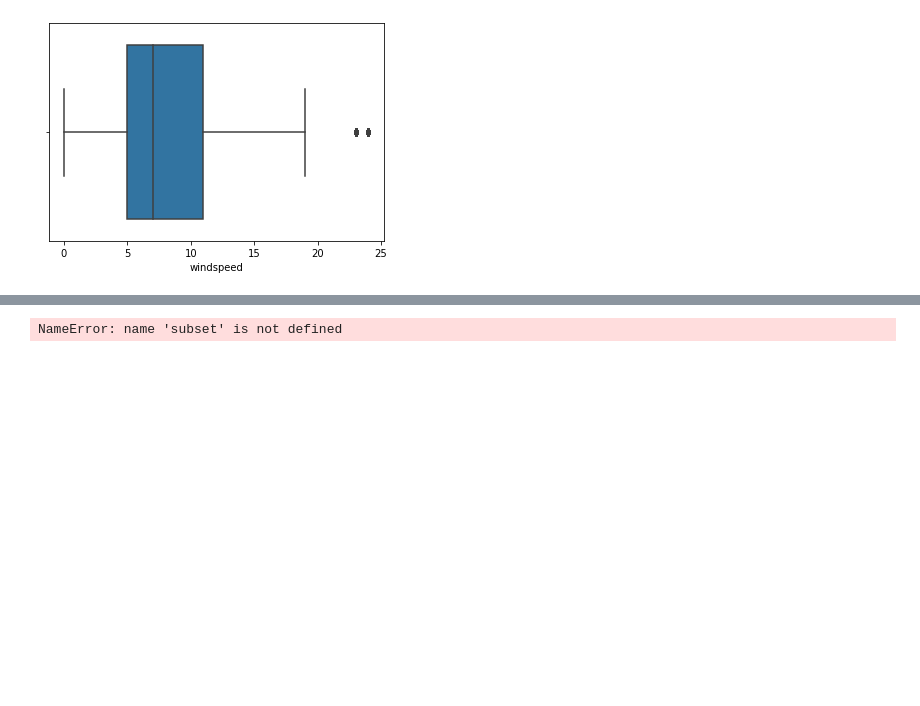
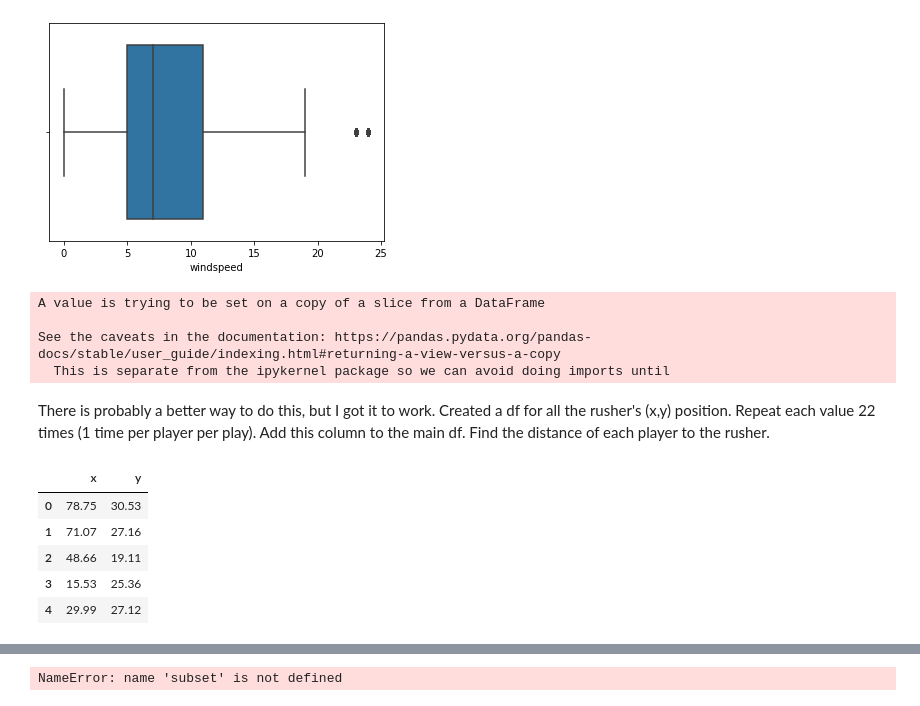
Before and after one commit to MaloneyJason/Rush-Yards, a Jupyter notebook: Yard Prediction Exploration.ipynb, the cells around one changed output, grey strips where cells are left out. Cells and saved outputs as stored; diff of their text form; code cells hidden in the pictures; blank space fills up the shorter version.

Commit message:
Add files via upload
Found the age of each player - got euclidean distance (straight line) from each player to the rusher for each play.

```diff
--- a/Yard Prediction Exploration.ipynb
+++ b/Yard Prediction Exploration.ipynb
@@ -92,6 +93,13 @@ print('snap time:',data["timesnap"].dtype)
 # %% [output]
 handoff time: datetime64[ns, UTC]
 snap time: datetime64[ns, UTC]
+# %%
+# get age of each player
+# convert PlayerBirthDate to datetime
+data['playerbirthdate'] = pd.to_datetime(data['playerbirthdate'])
+data['playerage'] = 0
+# age = year of handoff - year of birth
+data['playerage'] = data.apply(lambda row: row['timehandoff'].year - row['playerbirthdate'].year, axis = 1)
 # %%
 # convert windspeed
 def windConvert(x):
@@ -109,3 +117,25 @@ sns.boxplot(data["windspeed"])
 plt.show()
 # %% [output]
 [figure]
+# %%
+# create a rusher dummy variable
+data['rusher'] = 0
+data['rusher'][data['nflid'] == data['nflidrusher']] = 1
+# %% [output]
+A value is trying to be set on a copy of a slice from a DataFrame
+
+See the caveats in the documentation: https://pandas.pydata.org/pandas-docs/stable/user_guide/indexing.html#returning-a-view-versus-a-copy
+  This is separate from the ipykernel package so we can avoid doing imports until
+# %% [markdown]
+There is probably a better way to do this, but I got it to work. Created a df for all the rusher's (x,y) position. Repeat each value 22 times (1 time per player per play). Add this column to the main df. Find the distance of each player to the rusher.
+# %%
+# get Rusher X and Y
+pos_df = pd.DataFrame(zip(data['x'][data['rusher'] == 1], data['y'][data['rusher'] == 1]), columns = ['x', 'y'])
+pos_df.head()
+# %% [output]
+|  | x | y |
+| 0 | 78.75 | 30.53 |
+| 1 | 71.07 | 27.16 |
+| 2 | 48.66 | 19.11 |
+| 3 | 15.53 | 25.36 |
+| 4 | 29.99 | 27.12 |
```
Also changed, not shown: parts of 10 cells of this notebook.
